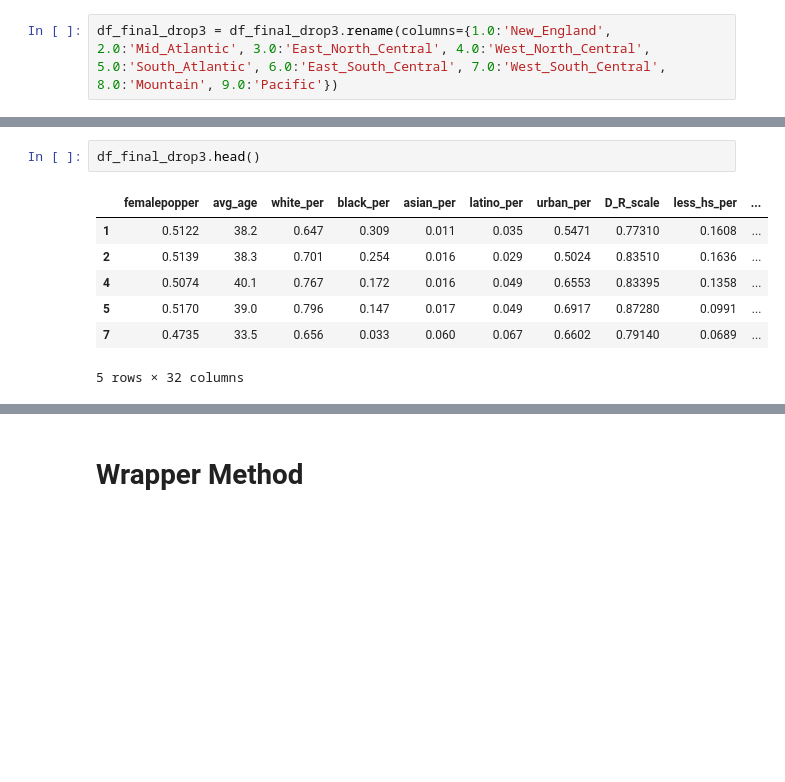
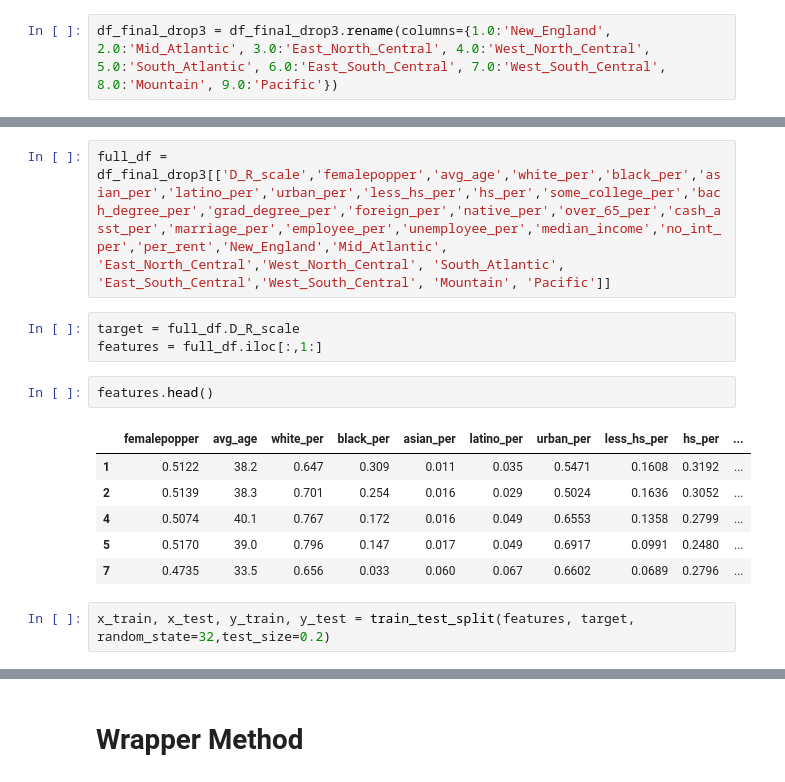
Before and after one commit to scbronder/state_predictor, a Jupyter notebook: mod2_v2.ipynb, the cells around one changed output, grey strips where cells are left out. Drawn from its saved outputs; the diff is of its cells as text; blank space fills up the shorter version.

```diff
--- a/mod2_v2.ipynb
+++ b/mod2_v2.ipynb
@@ -1166,11 +730,17 @@ df_final_drop3 = df_final_drop3.rename(columns={1.0:'New_England', 2.0:'Mid_Atla
+# %%
+full_df = df_final_drop3[['D_R_scale','femalepopper','avg_age','white_per','black_per','asian_per','latino_per','urban_per','less_hs_per','hs_per','some_college_per','bach_degree_per','grad_degree_per','foreign_per','native_per','over_65_per','cash_asst_per','marriage_per','employee_per','unemployee_per','median_income','no_int_per','per_rent','New_England','Mid_Atlantic', 'East_North_Central','West_North_Central', 'South_Atlantic', 'East_South_Central','West_South_Central', 'Mountain', 'Pacific']]
+# %%
+target = full_df.D_R_scale
+features = full_df.iloc[:,1:]
 # %%
-df_final_drop3.head()
+features.head()
 # %% [output]
-|  | femalepopper | avg_age | white_per | black_per | asian_per | latino_per | urban_per | D_R_scale | less_hs_per | ... |
-| 1 | 0.5122 | 38.2 | 0.647 | 0.309 | 0.011 | 0.035 | 0.5471 | 0.77310 | 0.1608 | ... |
-| 2 | 0.5139 | 38.3 | 0.701 | 0.254 | 0.016 | 0.029 | 0.5024 | 0.83510 | 0.1636 | ... |
-| 4 | 0.5074 | 40.1 | 0.767 | 0.172 | 0.016 | 0.049 | 0.6553 | 0.83395 | 0.1358 | ... |
-| 5 | 0.5170 | 39.0 | 0.796 | 0.147 | 0.017 | 0.049 | 0.6917 | 0.87280 | 0.0991 | ... |
-| 7 | 0.4735 | 33.5 | 0.656 | 0.033 | 0.060 | 0.067 | 0.6602 | 0.79140 | 0.0689 | ... |
+|  | femalepopper | avg_age | white_per | black_per | asian_per | latino_per | urban_per | less_hs_per | hs_per | ... |
+| 1 | 0.5122 | 38.2 | 0.647 | 0.309 | 0.011 | 0.035 | 0.5471 | 0.1608 | 0.3192 | ... |
+| 2 | 0.5139 | 38.3 | 0.701 | 0.254 | 0.016 | 0.029 | 0.5024 | 0.1636 | 0.3052 | ... |
+| 4 | 0.5074 | 40.1 | 0.767 | 0.172 | 0.016 | 0.049 | 0.6553 | 0.1358 | 0.2799 | ... |
+| 5 | 0.5170 | 39.0 | 0.796 | 0.147 | 0.017 | 0.049 | 0.6917 | 0.0991 | 0.2480 | ... |
+| 7 | 0.4735 | 33.5 | 0.656 | 0.033 | 0.060 | 0.067 | 0.6602 | 0.0689 | 0.2796 | ... |
-5 rows × 32 columns
+# %%
+x_train, x_test, y_train, y_test = train_test_split(features, target, random_state=32,test_size=0.2)
 # %%
```
Also changed, not shown: parts of 182 cells of this notebook, 2 other files.
